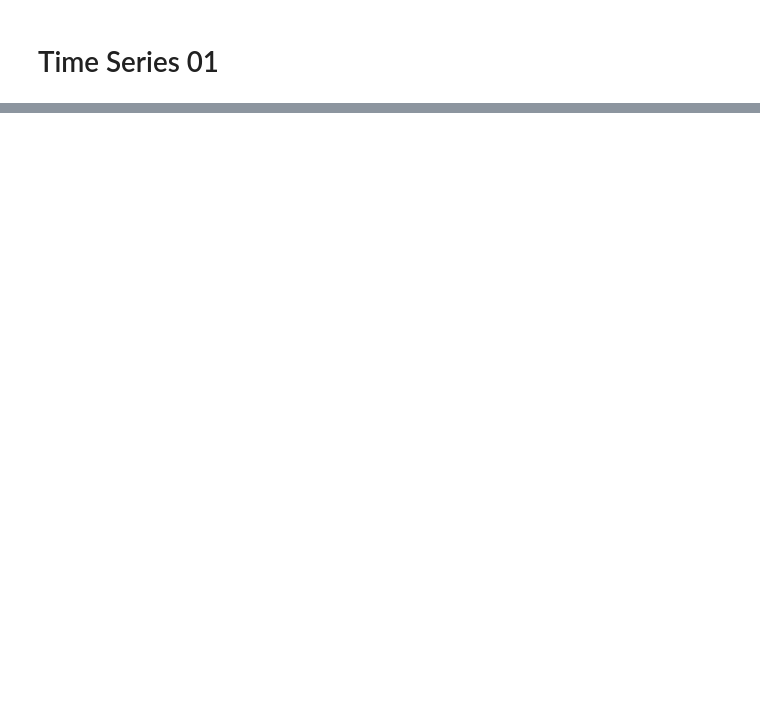
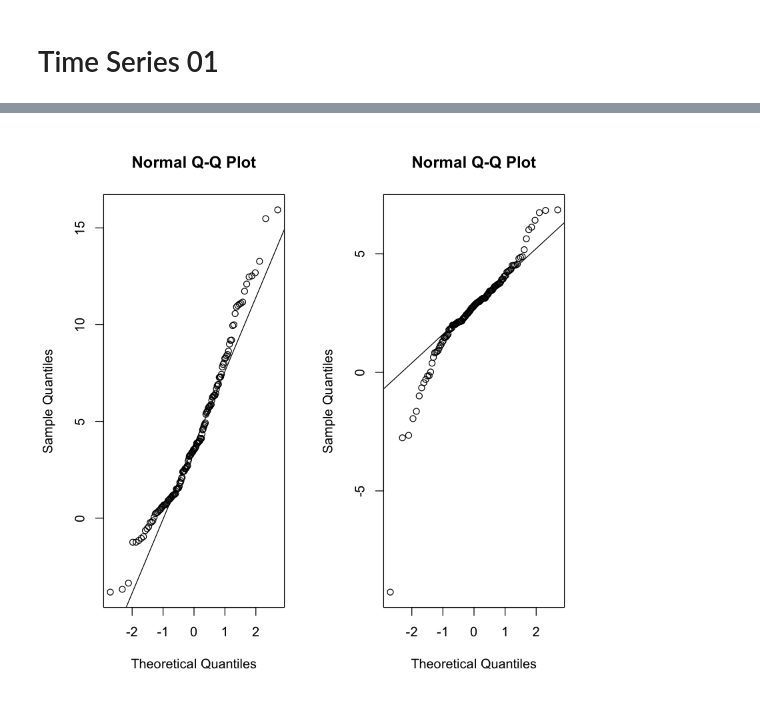
Before and after one commit to fbalensiefer/TimeSeries_R, a Jupyter notebook: TimeSeries_01.ipynb, the cells around one changed output, grey strips where cells are left out. Cells and saved outputs as stored; diff of their text form; code cells hidden in the pictures; blank space fills up the shorter version.

```diff
--- a/TimeSeries_01.ipynb
+++ b/TimeSeries_01.ipynb
@@ -72,0 +137,12 @@ ERROR: Error in Acf(z, lag.max = 40, plot = F): konnte Funktion "Acf" nicht find
+# %%
+### Qantile - Quantile Plots
+#   Handy tool to test whether your data is distributed as assumed
+#   e.g. normally distributed
+#   Why? This is important for further inference and to identify potential outliers
+par(mfrow=c(1,2))
+qqnorm(z1)
+qqline(z1)
+qqnorm(z2)
+qqline(z2)
+# %% [output]
+[figure, added]
```
Also changed, not shown: parts of 7 cells of this notebook, 1 other file.
